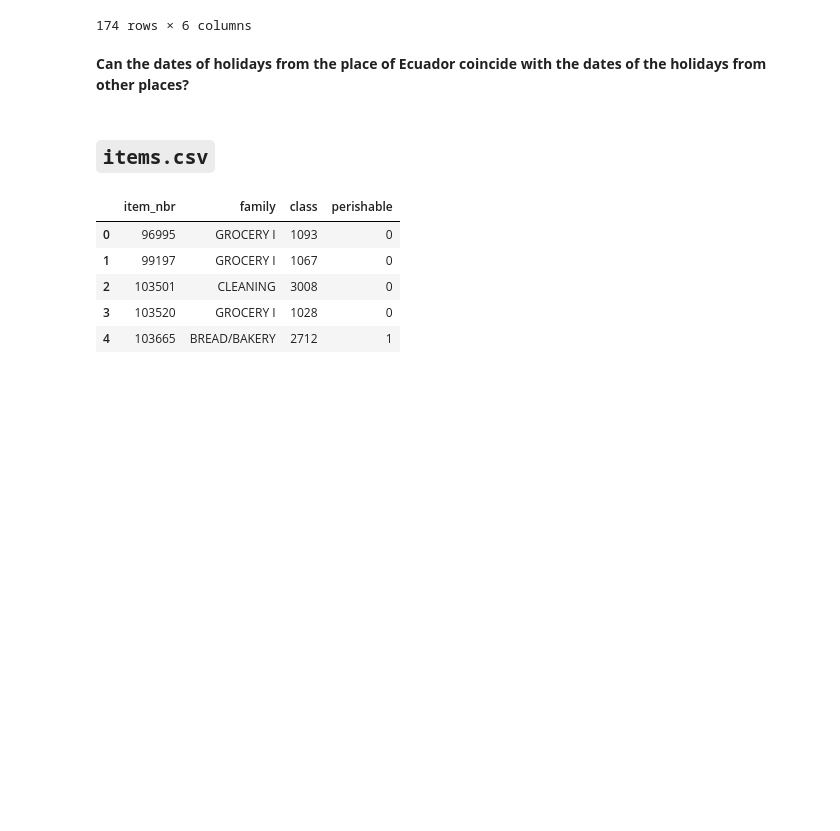
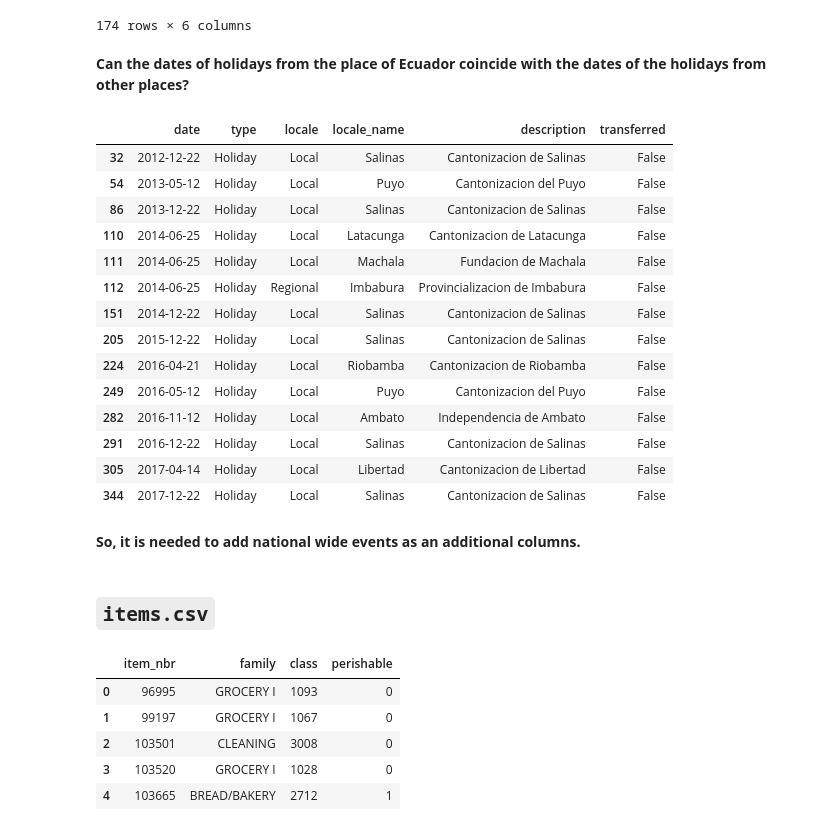
Before and after one commit to ilirium/kaggle-favorita, a Jupyter notebook: favorita-01-look-at-files-02-additional.ipynb, the cells around one changed output. Drawn from its saved outputs; the diff is of its cells as text; code cells hidden in the pictures; blank space fills up the shorter version.

Commit message:
found repeated dates for national and local events

```diff
--- a/favorita-01-look-at-files-02-additional.ipynb
+++ b/favorita-01-look-at-files-02-additional.ipynb
@@ -113,7 +113,7 @@ table_names = ['holidays_events', 'items', 'oil', 'stores', 'transactions',
 # %% [markdown]
 ## `train.csv`
 # %%
-train = pd.read_csv(f'{PATH}{table_names[6]}.csv', low_memory=False)
+train = pd.read_feather(f'{PATH}{table_names[6]}.feather')
 # %%
 # ??pd.read_csv
 # %%
@@ -162,0 +165,14 @@ memory usage: 8.4 GB
+# %%
+non_unique_dates = pd.DataFrame()
+idx = 1
+for store in train['store_nbr'].unique():
+    for date in train.query('store_nbr == @store')['date'].unique():
+        item_nbr = train.query('(store_nbr ==@store) & (date == @date)')['item_nbr']
+        print(idx)
+        idx += 1
+        if len(item_nbr) != len(item_nbr.unique()):
+            display(date)
+            non_unique_dates = non_unique_dates.append()
+
+display(non_unique_dates)
+del store, date, idx
@@ -305,6 +316,34 @@ holiday_events.loc[holiday_events['locale_name'] == 'Ecuador']
 174 rows × 6 columns
 # %% [markdown]
 **Can the dates of holidays from the place of Ecuador coincide with the dates of the holidays from other places?**
+# %%
+repeated_dates = pd.DataFrame()
+for date in holiday_events.loc[holiday_events['locale_name'] == 'Ecuador']['date']:
+#     holiday_events.loc[holiday_events['date'] == date]
+#     display(holiday_events.query('(date == @date) & (locale_name != "Ecuador")'))
+    repeated_dates = repeated_dates.append(holiday_events.query('(date == @date) & (locale_name != "Ecuador")'))
+
+display(repeated_dates)
+del repeated_dates
+del date
+# %% [output]
+|  | date | type | locale | locale_name | description | transferred |
+| 32 | 2012-12-22 | Holiday | Local | Salinas | Cantonizacion de Salinas | False |
+| 54 | 2013-05-12 | Holiday | Local | Puyo | Cantonizacion del Puyo | False |
+| 86 | 2013-12-22 | Holiday | Local | Salinas | Cantonizacion de Salinas | False |
+| 110 | 2014-06-25 | Holiday | Local | Latacunga | Cantonizacion de Latacunga | False |
+| 111 | 2014-06-25 | Holiday | Local | Machala | Fundacion de Machala | False |
+| 112 | 2014-06-25 | Holiday | Regional | Imbabura | Provincializacion de Imbabura | False |
+| 151 | 2014-12-22 | Holiday | Local | Salinas | Cantonizacion de Salinas | False |
+| 205 | 2015-12-22 | Holiday | Local | Salinas | Cantonizacion de Salinas | False |
+| 224 | 2016-04-21 | Holiday | Local | Riobamba | Cantonizacion de Riobamba | False |
+| 249 | 2016-05-12 | Holiday | Local | Puyo | Cantonizacion del Puyo | False |
+| 282 | 2016-11-12 | Holiday | Local | Ambato | Independencia de Ambato | False |
+| 291 | 2016-12-22 | Holiday | Local | Salinas | Cantonizacion de Salinas | False |
+| 305 | 2017-04-14 | Holiday | Local | Libertad | Cantonizacion de Libertad | False |
+| 344 | 2017-12-22 | Holiday | Local | Salinas | Cantonizacion de Salinas | False |
+# %% [markdown]
+**So, it is needed to add national wide events as an additional columns.**
 # %% [markdown]
 ## `items.csv`
 # %%
```
Also changed, not shown: parts of 3 cells of this notebook.
